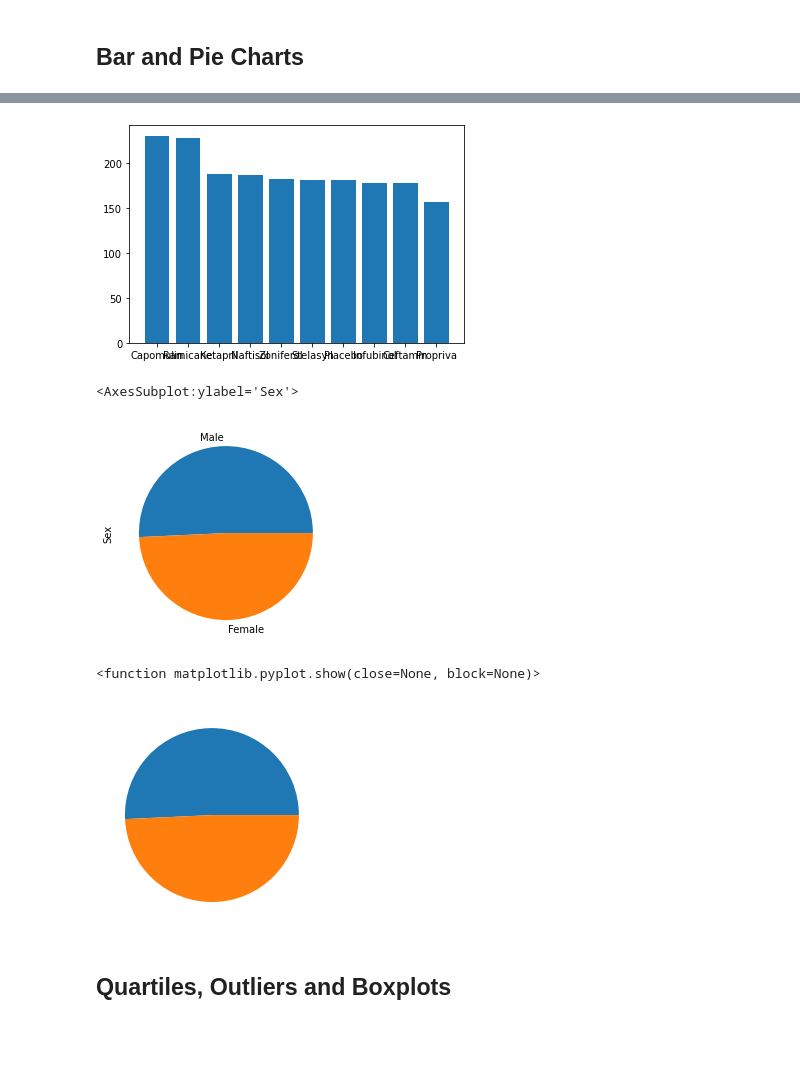
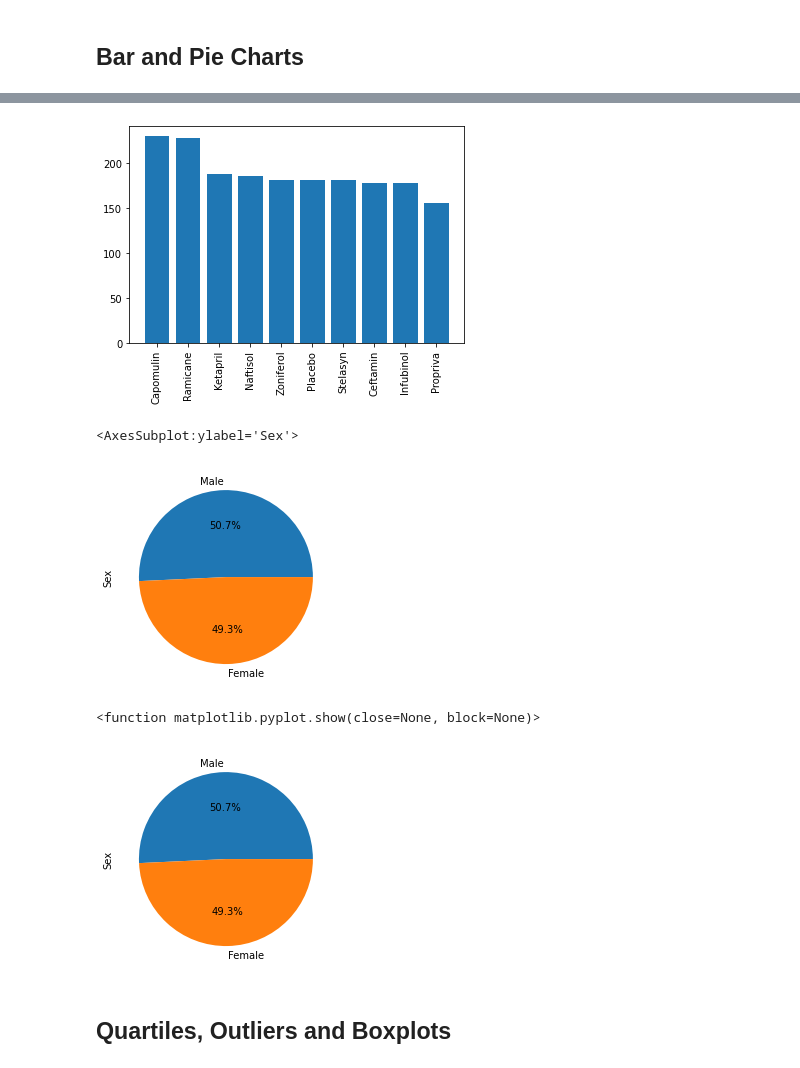
Before and after one commit to ruthhinkle/drug-regimen-efficacy, a Jupyter notebook: pymaceuticals_REH.ipynb, the cells around one changed output, grey strips where cells are left out. Drawn from its saved outputs; the diff is of its cells as text; code cells hidden in the pictures; blank space fills up the shorter version.

Commit message:
added coefficient, linear regression, and chart lables

```diff
--- a/pymaceuticals_REH.ipynb
+++ b/pymaceuticals_REH.ipynb
@@ -123,25 +124,26 @@ clean_data_df['Drug Regimen'].value_counts().plot.bar()
 # %%
 # Generate a bar plot showing the total number of measurements taken on each drug regimen using pyplot.
 plt.bar(clean_data_df['Drug Regimen'].value_counts().index, clean_data_df['Drug Regimen'].value_counts().values)
+plt.xticks(rotation='vertical')
 plt.show()
 # Add chart labels
 # %% [output]
-[figure, old version]
+[figure, new version]
 # %%
 # Generate a pie plot showing the distribution of female versus male mice using pandas
-clean_data_df['Sex'].value_counts().plot.pie()
-# Add chart labels
+clean_data_df['Sex'].value_counts().plot.pie(autopct='%1.1f%%')
 # %% [output]
 <AxesSubplot:ylabel='Sex'>
-[figure, old version]
+[figure, new version]
 # %%
 # Generate a pie plot showing the distribution of female versus male mice using pyplot
-plt.pie(clean_data_df['Sex'].value_counts())
+labels = ['Male', 'Female']
+plt.pie(clean_data_df['Sex'].value_counts(), labels=labels, autopct='%1.1f%%')
+plt.ylabel('Sex')
 plt.show
-# Add chart labels
 # %% [output]
 <function matplotlib.pyplot.show(close=None, block=None)>
-[figure, old version]
+[figure, new version]
 # %% [markdown]
 ## Quartiles, Outliers and Boxplots
 # %%
```
Also changed, not shown: parts of 4 cells of this notebook.
